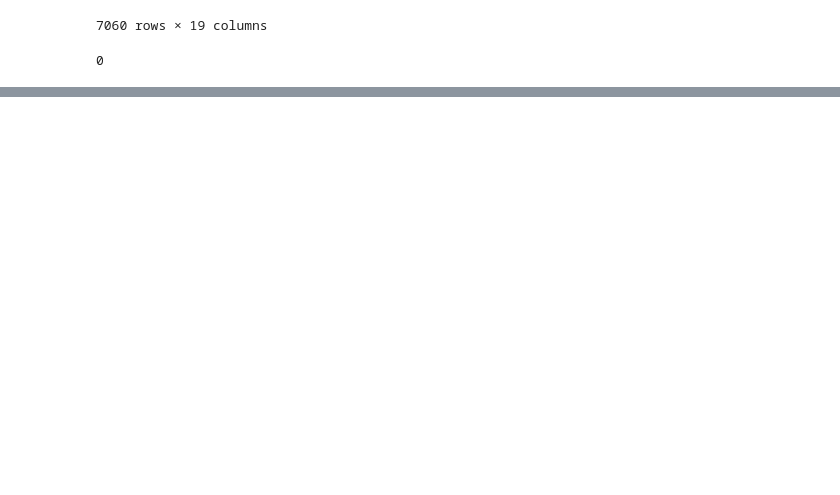
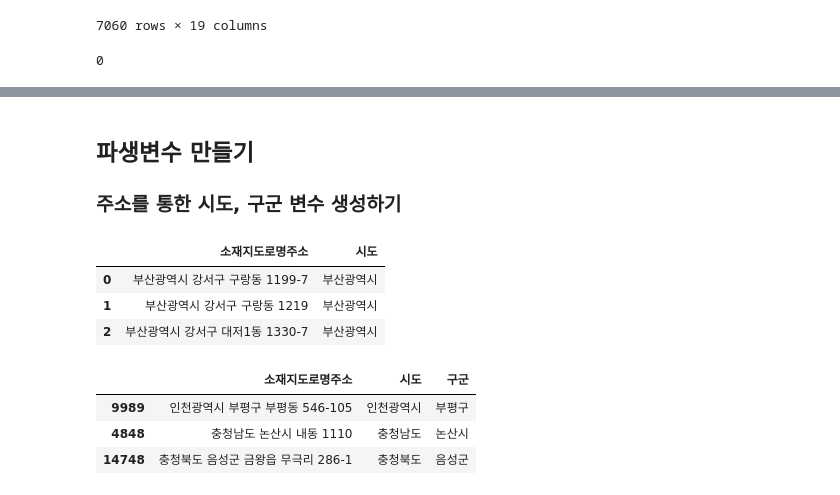
Before and after one commit to neverlish/Learned, a Jupyter notebook: data/inflearn-public-data-python/05-park.ipynb, the cells around one changed output, grey strips where cells are left out. Saved outputs shown, nothing was run; the diff lists cells and outputs as text; code cells hidden in the pictures; blank space fills up the shorter version.

Commit message:
5 - 06 주소를 통한 시도명과 구군명 파생변수 만들기

```diff
--- a/data/inflearn-public-data-python/05-park.ipynb
+++ b/data/inflearn-public-data-python/05-park.ipynb
@@ -310,0 +313,24 @@ df[df['소재지도로명주소'].isnull() & df['소재지지번주소'].isnull(
+# %% [markdown]
+## 파생변수 만들기
+### 주소를 통한 시도, 구군 변수 생성하기
+# %%
+# 소재지도로명주소로 시도, 구군 변수 생성하기
+# .str.split(' ', expand=True)[0] 을 통해 공백문자로 분리하고 리스트의 첫번째 값을 가져오도록 하기
+
+df['시도'] = df['소재지도로명주소'].str.split(expand=True)[0]
+df[['소재지도로명주소', '시도']].head(3)
+# %% [output]
+|  | 소재지도로명주소 | 시도 |
+| 0 | 부산광역시 강서구 구랑동 1199-7 | 부산광역시 |
+| 1 | 부산광역시 강서구 구랑동 1219 | 부산광역시 |
+| 2 | 부산광역시 강서구 대저1동 1330-7 | 부산광역시 |
+# %%
+# 구군 가져오기
+
+df['구군'] = df['소재지도로명주소'].str.split(expand=True)[1]
+df[['소재지도로명주소', '시도', '구군']].sample(3)
+# %% [output]
+|  | 소재지도로명주소 | 시도 | 구군 |
+| 9989 | 인천광역시 부평구 부평동 546-105 | 인천광역시 | 부평구 |
+| 4848 | 충청남도 논산시 내동 1110 | 충청남도 | 논산시 |
+| 14748 | 충청북도 음성군 금왕읍 무극리 286-1 | 충청북도 | 음성군 |
```
Also changed, not shown: parts of 3 cells of this notebook.
